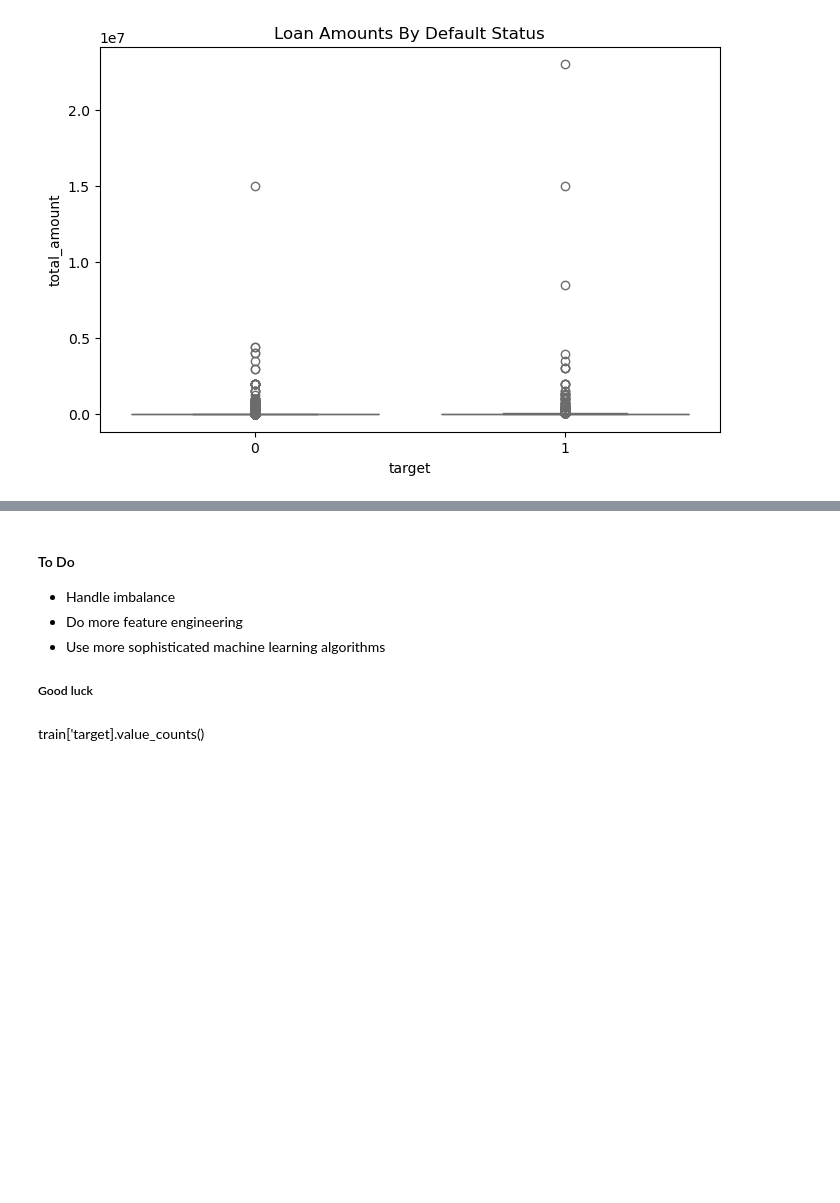
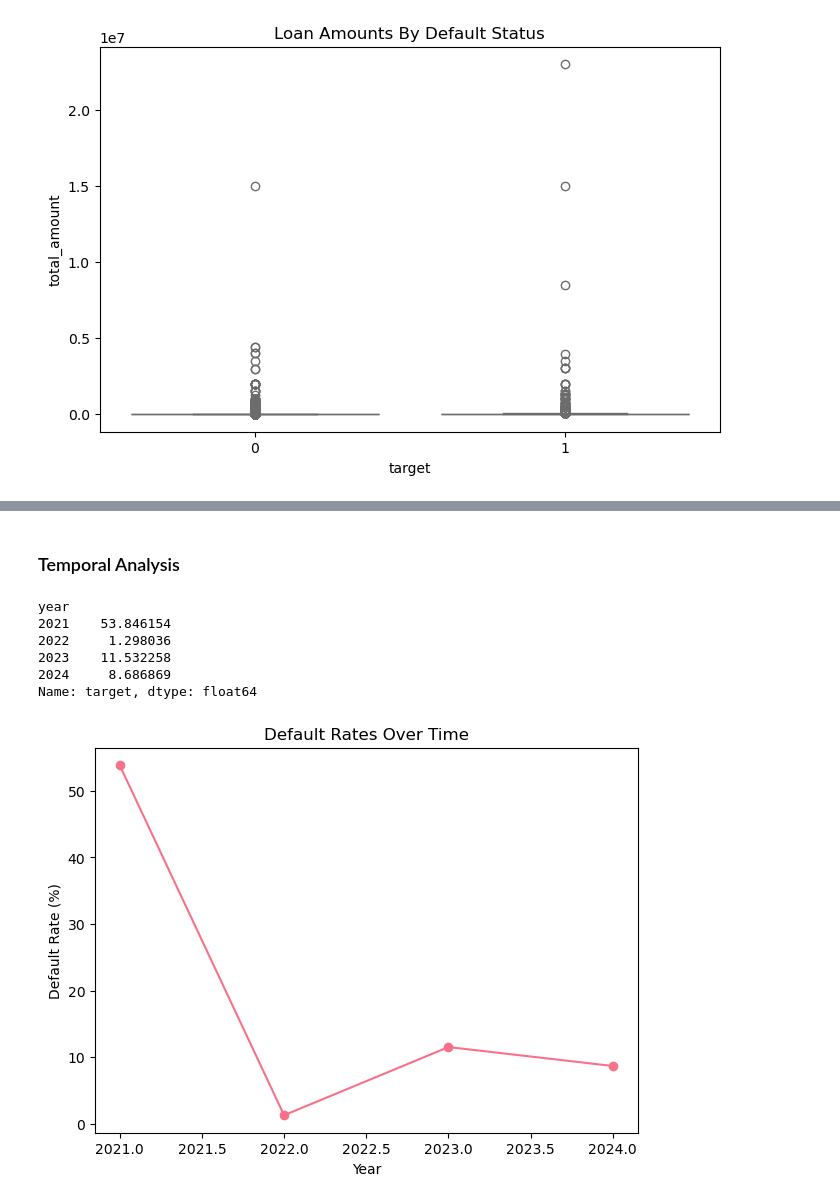
Before and after one commit to dataXpirates/credit_risk, a Jupyter notebook: notebook.ipynb, the cells around one changed output, grey strips where cells are left out. Cells and saved outputs as stored; diff of their text form; code cells hidden in the pictures; blank space fills up the shorter version.

Commit message:
Model training initiation

```diff
--- a/notebook.ipynb
+++ b/notebook.ipynb
@@ -582,8 +442,29 @@ sub.to_csv('baseline_submission.csv', index=False)
-# %% [markdown]
-#### To Do
-* Handle imbalance
-* Do more feature engineering
-* Use more sophisticated machine learning algorithms
-##### Good luck
-# %% [markdown]
-train['target].value_counts()
+# %% [markdown]
+### Temporal Analysis
+# %%
+
+def temporal_analysis(df):
+    df['year'] = df['disbursement_date'].dt.year
+    df['month'] = df['disbursement_date'].dt.month
+    return df
+df = temporal_analysis(df)
+test_df = temporal_analysis(test_df)
+# %%
+yearly_defaults = df.groupby('year')['target'].mean()*100
+print(yearly_defaults)
+# %% [output]
+year
+2021    53.846154
+2022     1.298036
+2023    11.532258
+2024     8.686869
+Name: target, dtype: float64
+# %%
+plt.figure(figsize=(7,5))
+yearly_defaults.plot(kind='line',marker='o')
+plt.title('Default Rates Over Time')
+plt.xlabel('Year')
+plt.ylabel('Default Rate (%)')
+plt.show()
+# %% [output]
+[figure, added]
```
Also changed, not shown: parts of 42 cells of this notebook.
